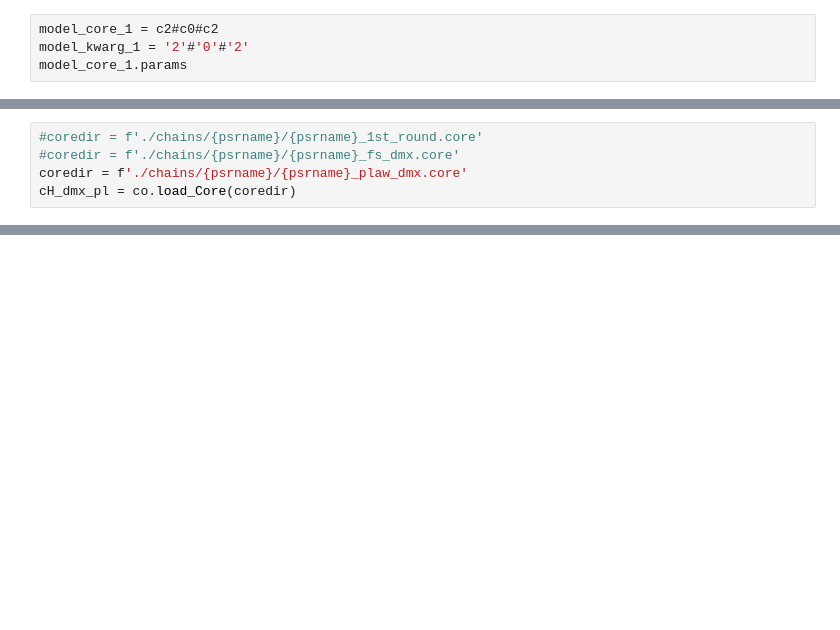
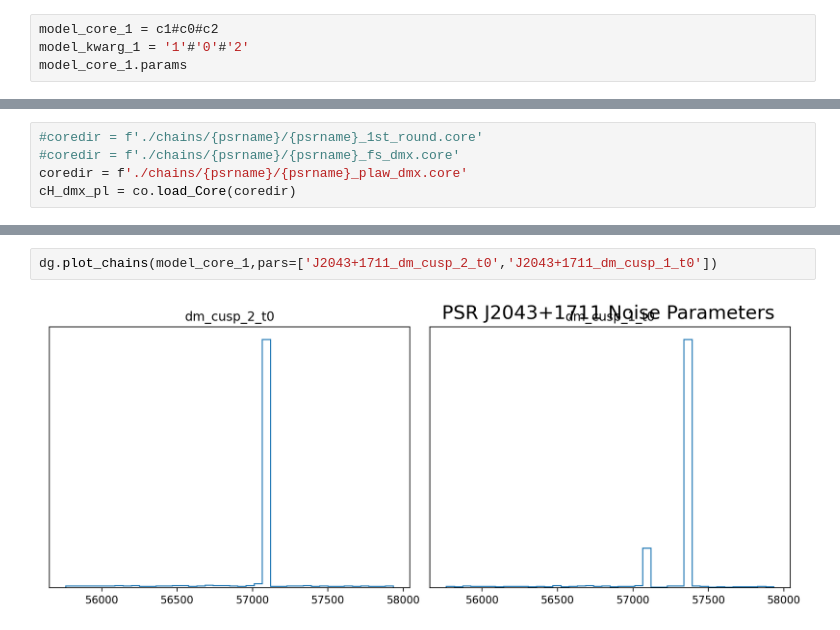
Before and after one commit to ark0015/noise_model_selection, a Jupyter notebook: chain_visualization.ipynb, the cells around one changed output, grey strips where cells are left out. Cells and saved outputs as stored; diff of their text form; blank space fills up the shorter version.

```diff
--- a/chain_visualization.ipynb
+++ b/chain_visualization.ipynb
@@ -422,6 +400,6 @@ for idx,d in enumerate(pickled_distr):
 # %% [markdown]
 The individual cores have many of the same functions available for retrieving information about the samples in the chains and parameters.
 # %%
-model_core_1 = c2#c0#c2
-model_kwarg_1 = '2'#'0'#'2'
+model_core_1 = c1#c0#c2
+model_kwarg_1 = '1'#'0'#'2'
 model_core_1.params
@@ -510,0 +497,4 @@ for cor3,lab in zip(core_list,core_list_legend):
+# %%
+dg.plot_chains(model_core_1,pars=['J2043+1711_dm_cusp_2_t0','J2043+1711_dm_cusp_1_t0'])
+# %% [output]
+[figure, added]
```
Also changed, not shown: parts of 36 cells of this notebook, 1 other file.
